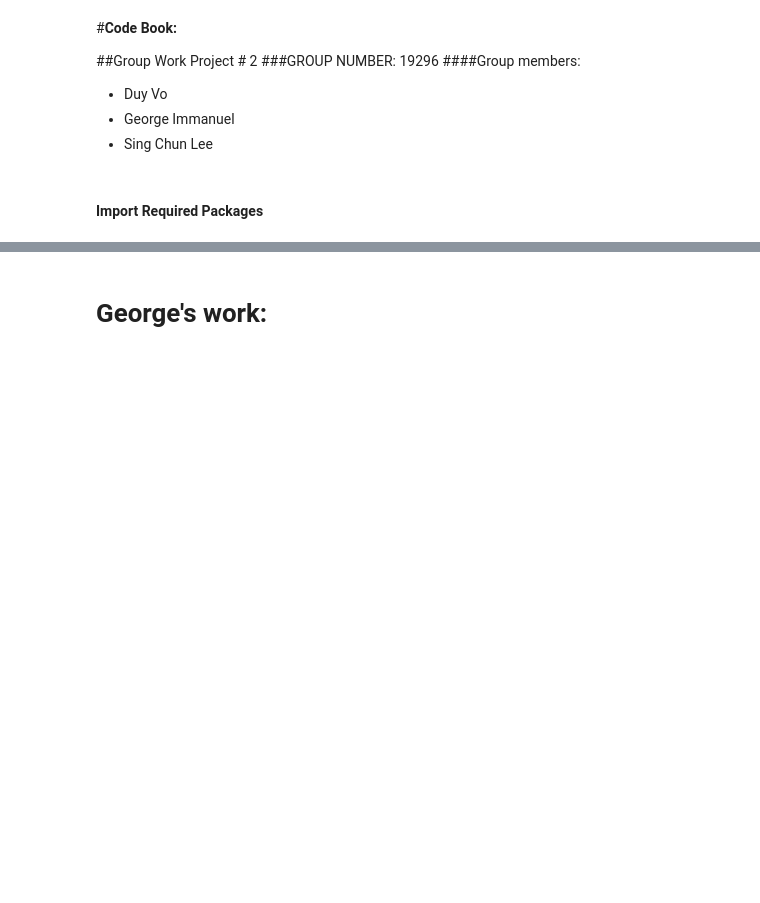
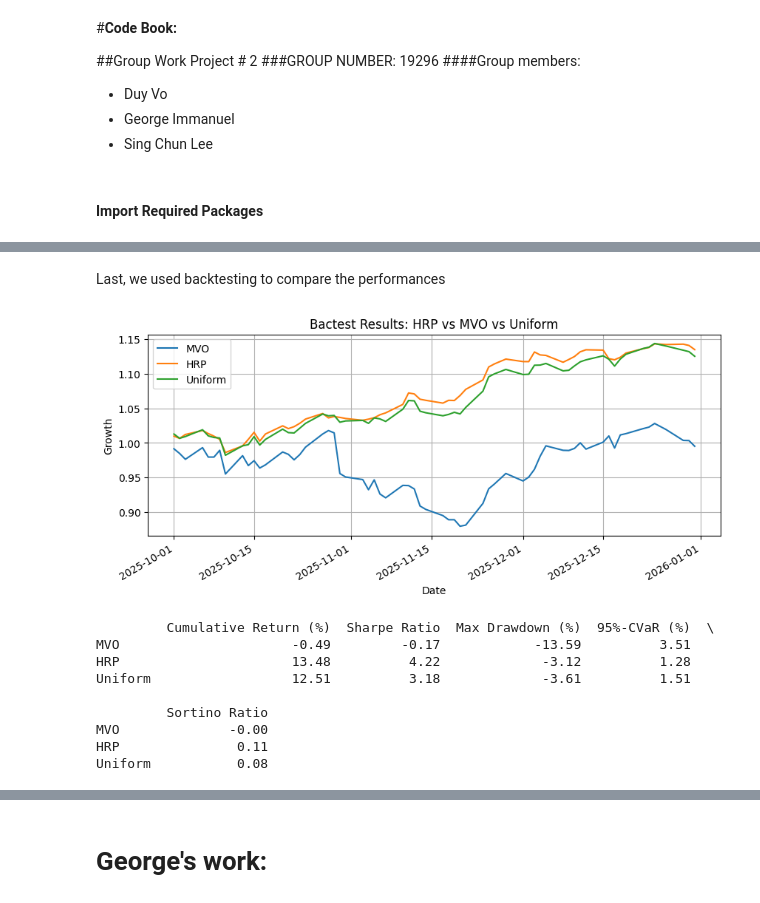
Before and after one commit to George7531/Portfolio_Management, a Jupyter notebook: Group_19296_MScFE_652_Portfolio_Management_Project_2.ipynb, the cells around one changed output, grey strips where cells are left out. Saved outputs shown, nothing was run; the diff lists cells and outputs as text; code cells hidden in the pictures; blank space fills up the shorter version.

```diff
--- a/Group_19296_MScFE_652_Portfolio_Management_Project_2.ipynb
+++ b/Group_19296_MScFE_652_Portfolio_Management_Project_2.ipynb
@@ -83,0 +184,48 @@ Date
+# %% [markdown]
+Last, we used backtesting to compare the performances
+# %%
+# Compute the daily returns
+portfolio_returns = test @ weights
+
+# Cumulative growth
+growth = (1 + portfolio_returns).cumprod()
+growth.plot(figsize=(10, 4))
+plt.title("Bactest Results: HRP vs MVO vs Uniform")
+plt.ylabel("Growth")
+plt.grid(True)
+plt.show()
+
+# Performance metrics
+rf = ff_out_sample['RF'].reindex(test.index)
+
+results = {}
+for name in portfolio_returns.columns:
+  r = portfolio_returns[name]
+  excess = r - rf
+  wealth = (1 + r).cumprod()
+  peak = np.maximum.accumulate(np.r_[1.0, wealth.values])[1:]
+  drawdown = wealth.values / peak - 1
+  downside = np.minimum(excess, 0)
+  var_95 = r.quantile(0.05)
+
+  results[name] = {
+      'Cumulative Return (%)': (wealth.iloc[-1] - 1) * 100,
+      'Sharpe Ratio': excess.mean() / excess.std() * np.sqrt(num_trading_days),
+      'Max Drawdown (%)': drawdown.min() * 100,
+      '95%-CVaR (%)': -r[r <= var_95].mean() * 100,
+      'Sortino Ratio': excess.mean() / np.sqrt((downside**2).mean() * np.sqrt(num_trading_days))
+  }
+
+performances = pd.DataFrame(results).T
+print(performances.round(2))
+# %% [output]
+[figure, added]
+         Cumulative Return (%)  Sharpe Ratio  Max Drawdown (%)  95%-CVaR (%)  \
+MVO                      -0.49         -0.17            -13.59          3.51
+HRP                      13.48          4.22             -3.12          1.28
+Uniform                  12.51          3.18             -3.61          1.51
+
+         Sortino Ratio
+MVO              -0.00
+HRP               0.11
+Uniform           0.08
```
Also changed, not shown: parts of 24 cells of this notebook.
